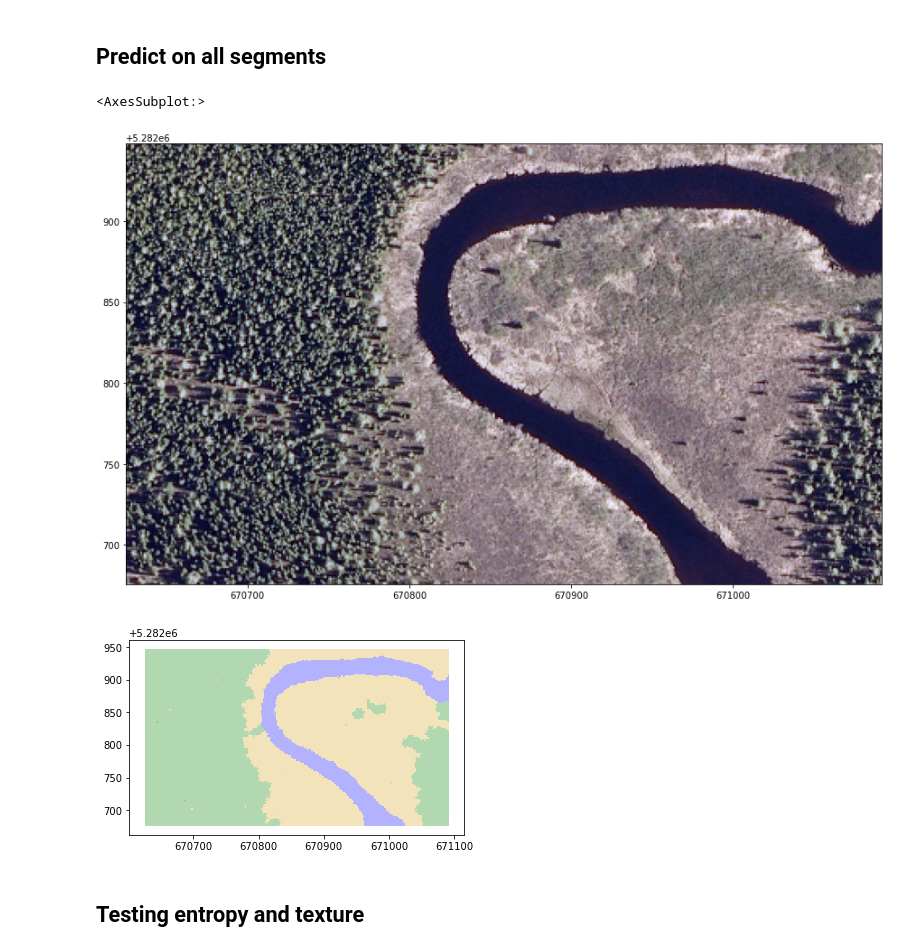
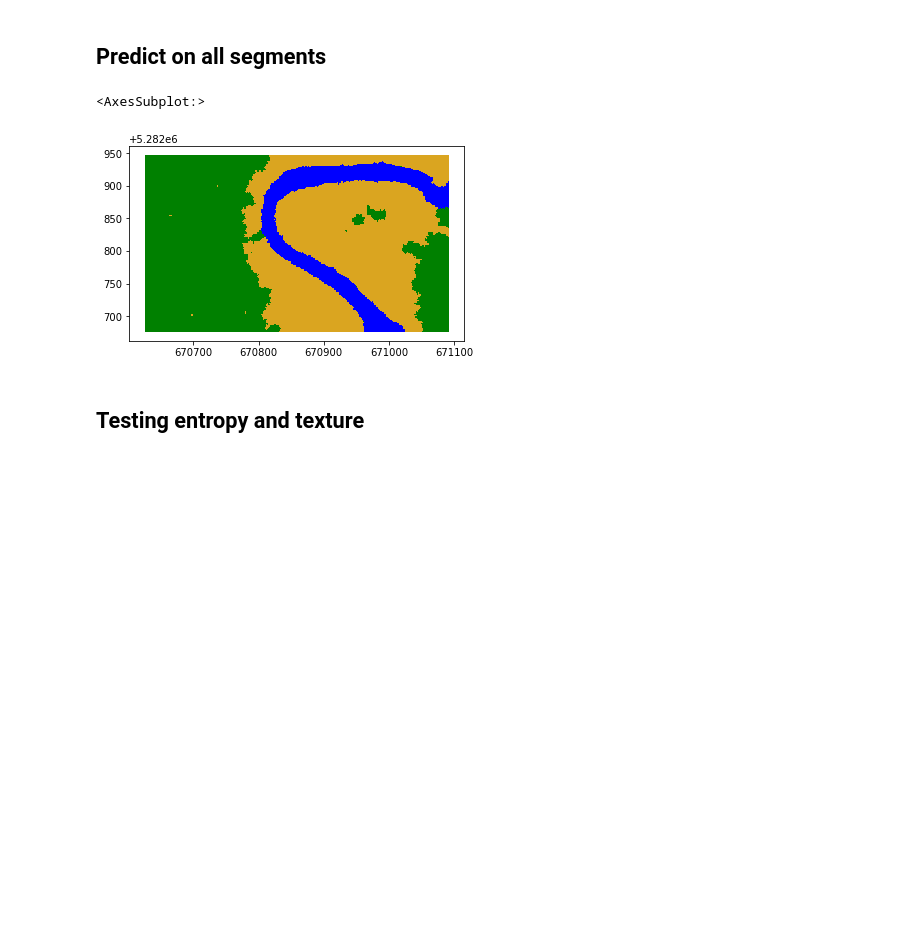
Before and after one commit to redfoxgis/image-segmentation-classification, a Jupyter notebook: image_segmentation_classification.ipynb, the cells around one changed output. Saved outputs shown, nothing was run; the diff lists cells and outputs as text; code cells hidden in the pictures; blank space fills up the shorter version.

Commit message:
Removed unnecessary code and cleaned up figure of predictions

```diff
--- a/image_segmentation_classification.ipynb
+++ b/image_segmentation_classification.ipynb
@@ -263,18 +263,12 @@ polys_gdf['class'] = y2_pred
 # %%
 polys_gdf
 
 # Map it
 color_mapping = {1: "green", 2: "blue", 3: "goldenrod"} # Custom color scheme
-#polys_gdf.plot(color=polys_gdf["class"].map(color_mapping), alpha = 0.3) # Apply colors based on class column
-
-fig, ax = plt.subplots(figsize=(15, 15))
-rasterio.plot.show(dataset, ax=ax)
-polys_gdf.plot(color=polys_gdf["class"].map(color_mapping), alpha = 0.3) # Apply colors based on class column
-#polys_gdf.plot(ax=ax, facecolor='none', edgecolor='red')
+polys_gdf.plot(color=polys_gdf["class"].map(color_mapping), alpha = 1.0) # Apply colors based on class column
 # %% [output]
 <AxesSubplot:>
-[figure, old version]
+[figure, new version]
-[figure, removed]
 # %%
 # Dissolve segments
 dissolved_segments = polys_gdf.dissolve(by = 'class', aggfunc = 'sum')
```
Also changed, not shown: parts of 6 cells of this notebook.
